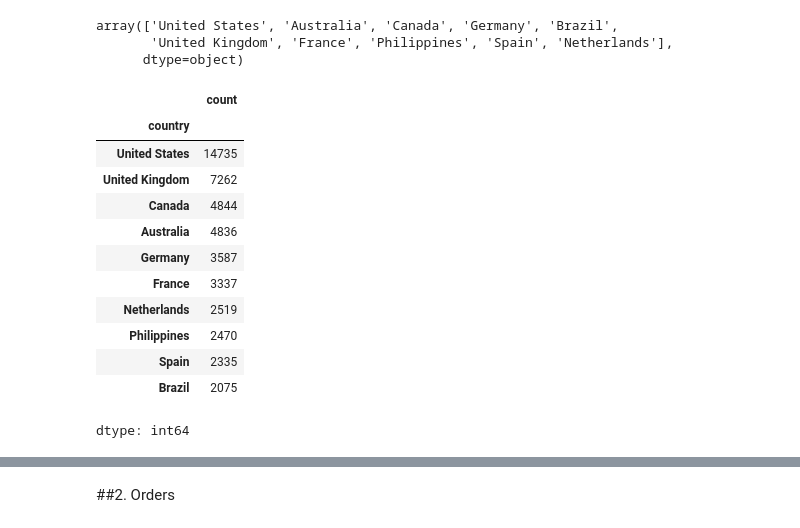
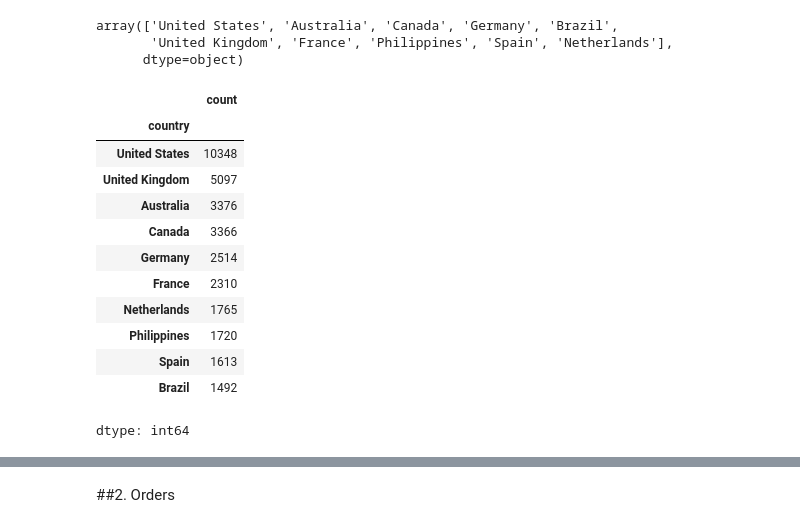
Before and after one commit to maherkh07/ecommerce-transaction-analysis, a Jupyter notebook: E_commerce_analysis.ipynb, the cells around one changed output, grey strips where cells are left out. Cells and saved outputs as stored; diff of their text form; code cells hidden in the pictures.

```diff
--- a/E_commerce_analysis.ipynb
+++ b/E_commerce_analysis.ipynb
@@ -259,19 +265,19 @@ array(['United States', 'Australia', 'Canada', 'Germany', 'Brazil',
 # %%
 # No. of Orders per Country
 
-orders_per_country = clean_df["country"].value_counts()
+orders_per_country = clean_df[clean_df["event_type"] == "order"]["country"].value_counts()
 orders_per_country
 # %% [output]
 |  | count |
 | country |  |
-| United States | 14735 |
-| United Kingdom | 7262 |
-| Canada | 4844 |
-| Australia | 4836 |
-| Germany | 3587 |
-| France | 3337 |
-| Netherlands | 2519 |
-| Philippines | 2470 |
-| Spain | 2335 |
-| Brazil | 2075 |
+| United States | 10348 |
+| United Kingdom | 5097 |
+| Australia | 3376 |
+| Canada | 3366 |
+| Germany | 2514 |
+| France | 2310 |
+| Netherlands | 1765 |
+| Philippines | 1720 |
+| Spain | 1613 |
+| Brazil | 1492 |
 dtype: int64
```
Also changed, not shown: parts of 18 cells of this notebook.
